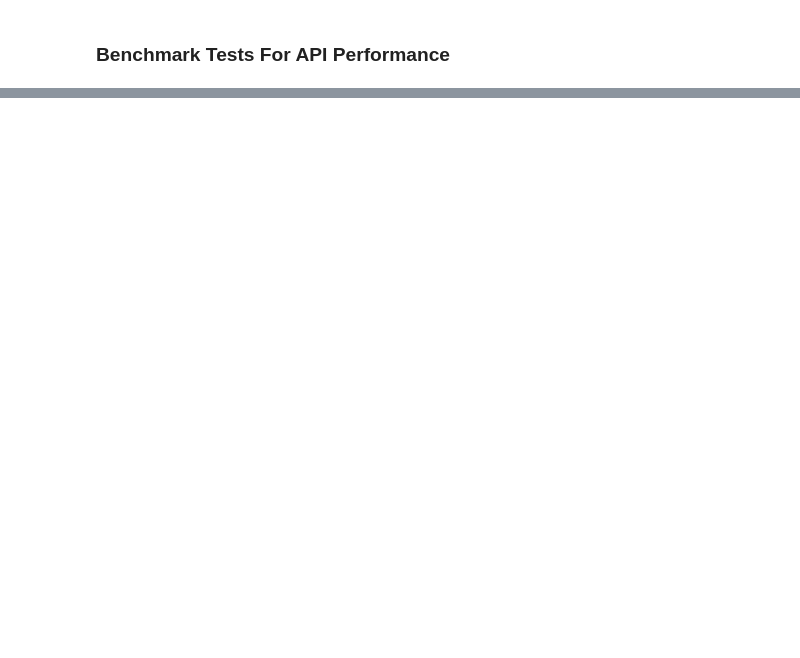
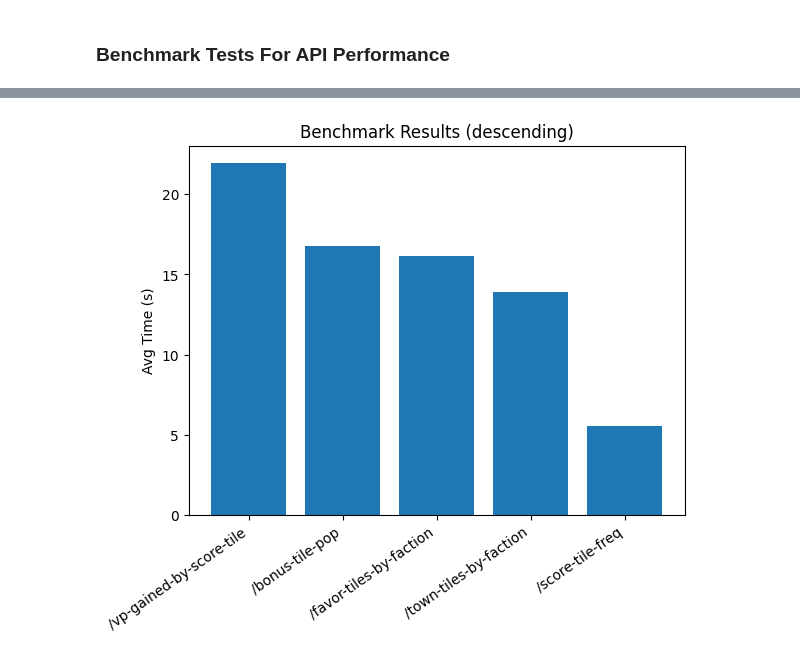
Before and after one commit to swoody2527/TMysticaStats-API, a Jupyter notebook: benchmarks/apibenchmarks.ipynb, the cells around one changed output, grey strips where cells are left out. Saved outputs shown, nothing was run; the diff lists cells and outputs as text; code cells hidden in the pictures; blank space fills up the shorter version.

```diff
--- a/benchmarks/apibenchmarks.ipynb
+++ b/benchmarks/apibenchmarks.ipynb
@@ -139,0 +157,22 @@ ReadTimeout: HTTPSConnectionPool(host='tmysticastats-api-production.up.railway.a
+# %%
+def benchmark_tile_endpoints():
+    results = {key: [] for key in url_extensions['/tiles']['endpoints']}
+
+    for endpoint in url_extensions['/tiles']['endpoints']:
+        query_string = '&'.join(
+                    f'{key}={val}' for key, val in url_extensions['/tiles']['params'].items()
+                )
+        request_url = f'{base_url}/tiles{endpoint}?{query_string}'
+
+        for _ in range(5):
+            start = time.time()
+            response = requests.get(request_url)
+            end = time.time()
+            print(f'{endpoint}: Success! ({response.status_code})')
+            results[endpoint].append(end - start)
+
+    return results
+# %%
+
+tile_results = benchmark_tile_endpoints()
+print(tile_results)
@@ -139,0 +197,14 @@ ReadTimeout: HTTPSConnectionPool(host='tmysticastats-api-production.up.railway.a
+# %%
+tile_averages = [(route, statistics.mean(lst)) for route, lst in tile_results.items() if lst]
+
+tile_averages.sort(key=lambda x: x[1], reverse=True)
+
+x, y = zip(*tile_averages)
+
+plt.bar(x, y)
+plt.xticks(rotation=35, ha='right')
+plt.ylabel("Avg Time (s)")
+plt.title("Benchmark Results (descending)")
+plt.show()
+# %% [output]
+[figure, added]
```
Also changed, not shown: parts of 5 cells of this notebook, 10 other files.
